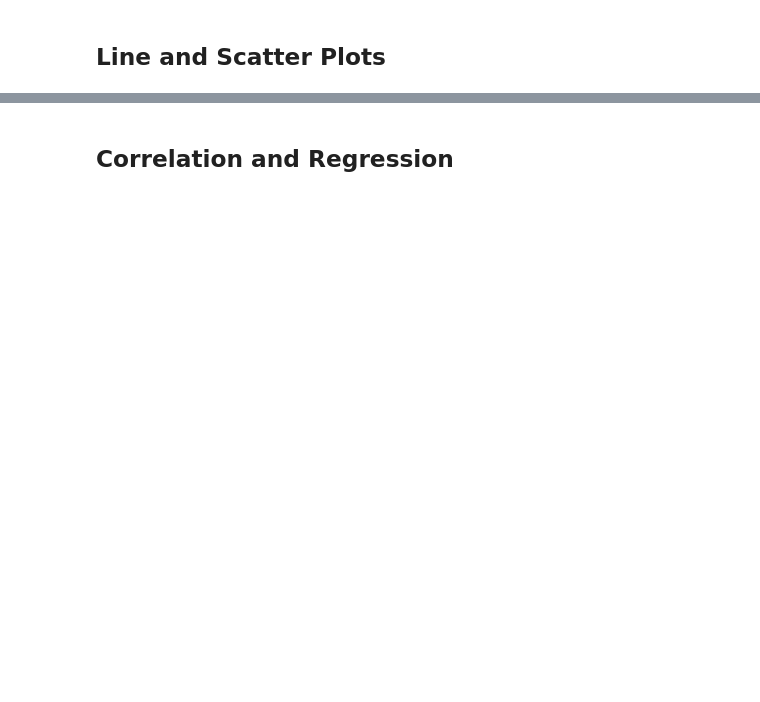
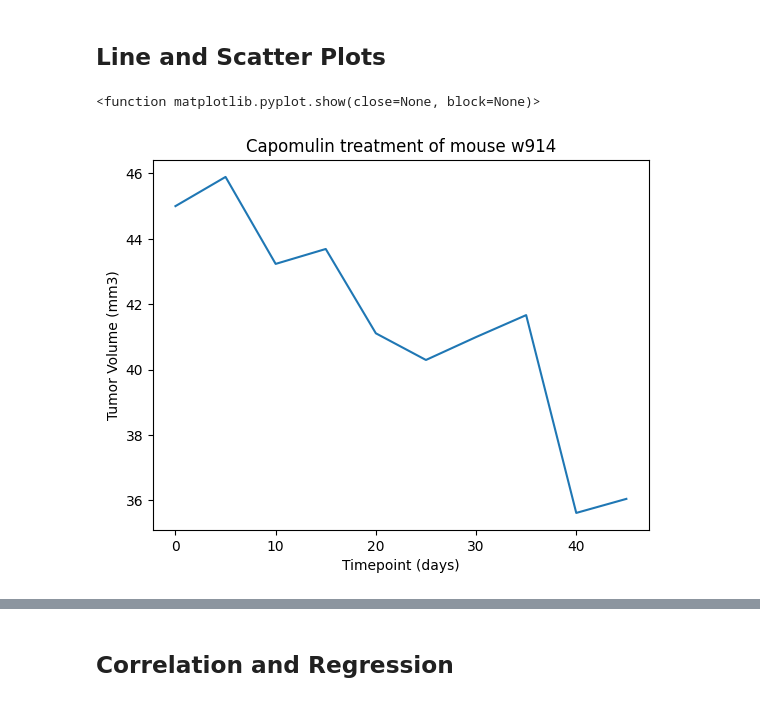
Before and after one commit to MissDysart/visualization-challenge, a Jupyter notebook: pymaceuticals.ipynb, the cells around one changed output, grey strips where cells are left out. Cells and saved outputs as stored; diff of their text form; code cells hidden in the pictures; blank space fills up the shorter version.

```diff
--- a/pymaceuticals.ipynb
+++ b/pymaceuticals.ipynb
@@ -218,2 +261,23 @@ plt.show()
+# %%
+# Generate a line plot of tumor volume vs. time point for a single mouse treated with Capomulin
+
+# Isolate a mouse
+capomulin_mice = cleaned_mice_data.loc[(cleaned_mice_data["Drug Regimen"] == "Capomulin"), :]
+mouse = capomulin_mice.iloc[12,0]
+capomulin_mouse = capomulin_mice.loc[capomulin_mice["Mouse ID"] == mouse, :]
+
+# Grab x and y axis for line plot
+x_time = capomulin_mouse["Timepoint"]
+y_t_vol = capomulin_mouse["Tumor Volume (mm3)"]
+
+# Line plot:
+plt.plot(x_time, y_t_vol)
+plt.title(f"Capomulin treatment of mouse {mouse}")
+plt.ylabel("Tumor Volume (mm3)")
+plt.xlabel("Timepoint (days)")
+plt.show
+# %% [output]
+<function matplotlib.pyplot.show(close=None, block=None)>
+[figure, added]
 # %%
 # Generate a scatter plot of mouse weight vs. the average observed tumor volume for the entire Capomulin regimen
```
Also changed, not shown: parts of 11 cells of this notebook, 3 other files.
